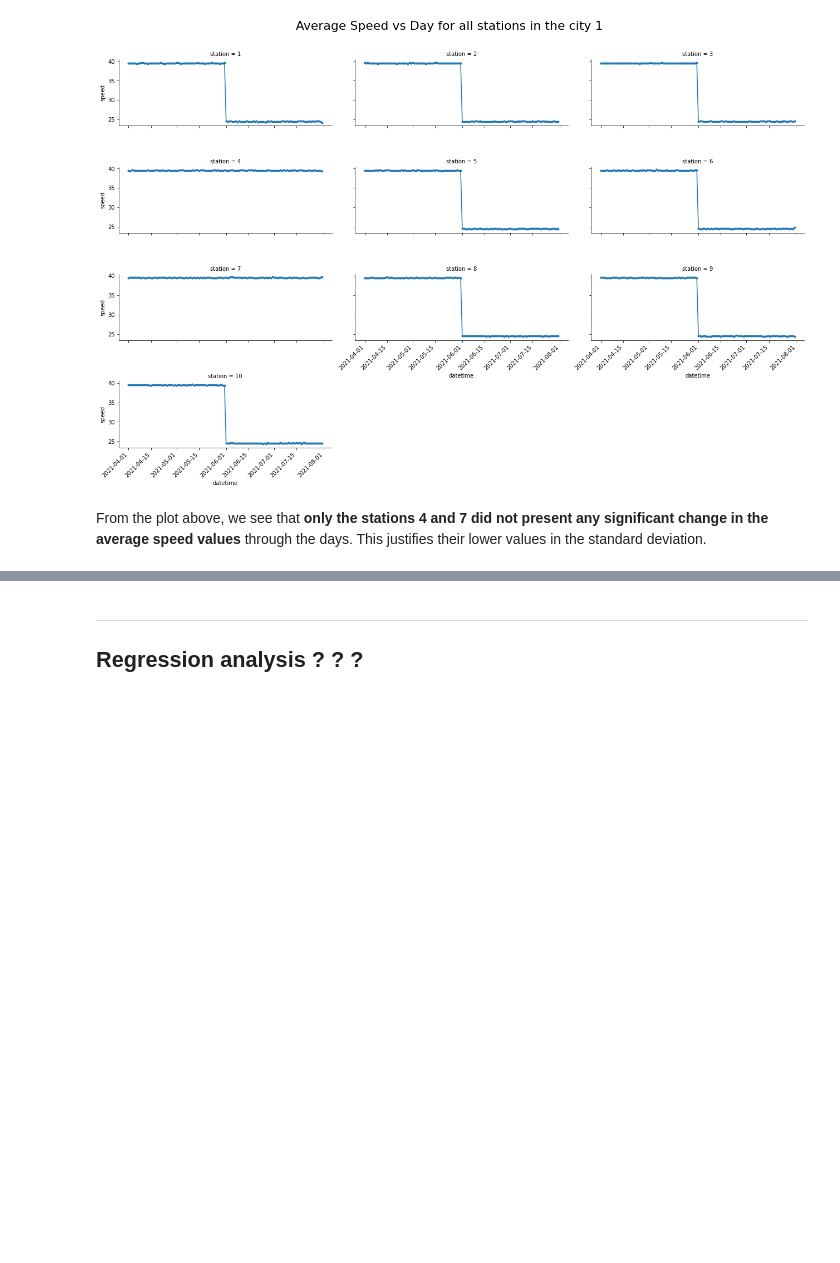
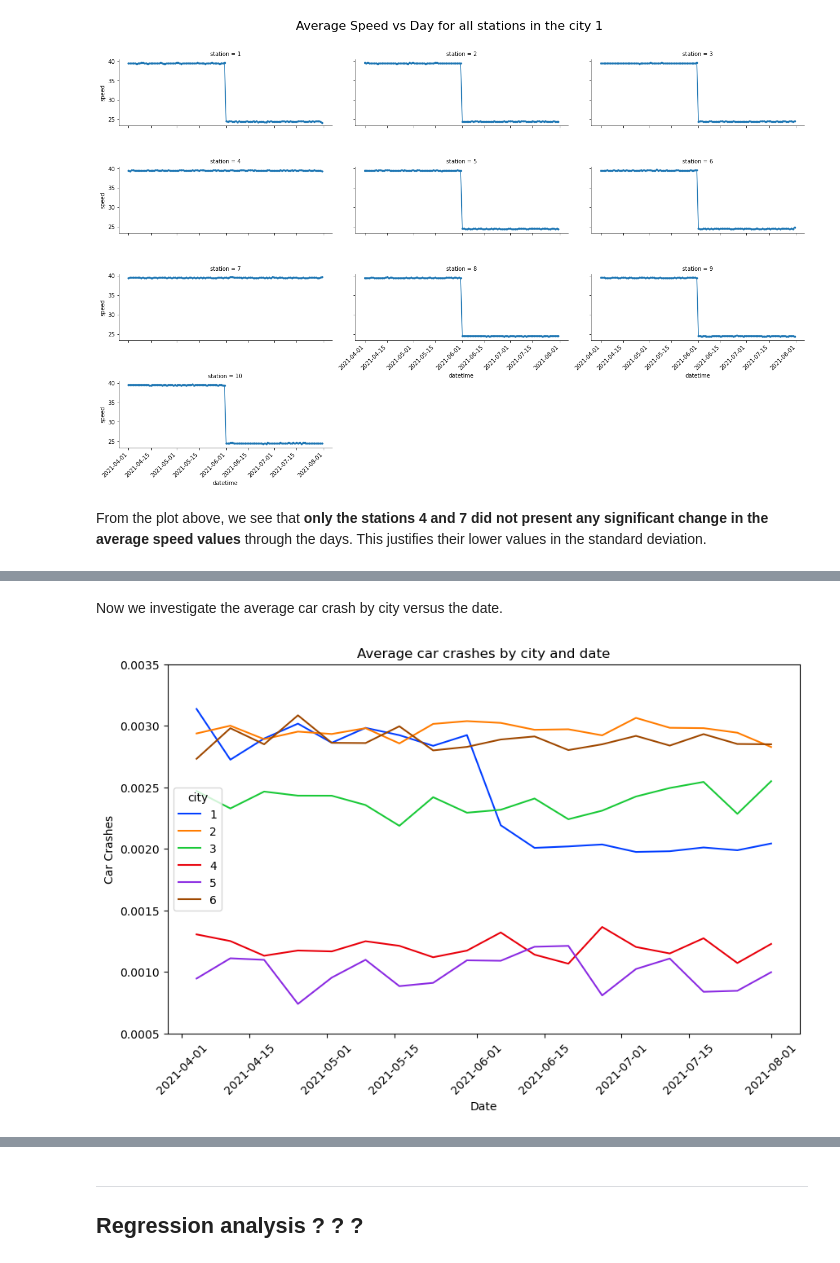
Before and after one commit to leonardohannas/MODS206_TelecomParis, a Jupyter notebook: notebook.ipynb, the cells around one changed output, grey strips where cells are left out. Cells and saved outputs as stored; diff of their text form; code cells hidden in the pictures; blank space fills up the shorter version.

```diff
--- a/notebook.ipynb
+++ b/notebook.ipynb
@@ -224,0 +266,15 @@ From the plot above, we see that **only the stations 4 and 7 did not present any
+# %% [markdown]
+Now we investigate the average car crash by city versus the date.
+# %%
+car_crash_cities = cities_df.copy()
+
+plt.figure(figsize=(10, 6), dpi=100)
+sns.lineplot(x='datetime', y='carCrash', hue='city', data=car_crash_cities, palette='bright')
+plt.title("Average car crashes by city and date")
+plt.ylabel("Car Crashes")
+plt.xlabel("Date")
+plt.ylim(0.0005, 0.0035)
+plt.xticks(rotation=45)
+plt.show()
+# %% [output]
+[figure, added]
```
Also changed, not shown: parts of 29 cells of this notebook.
